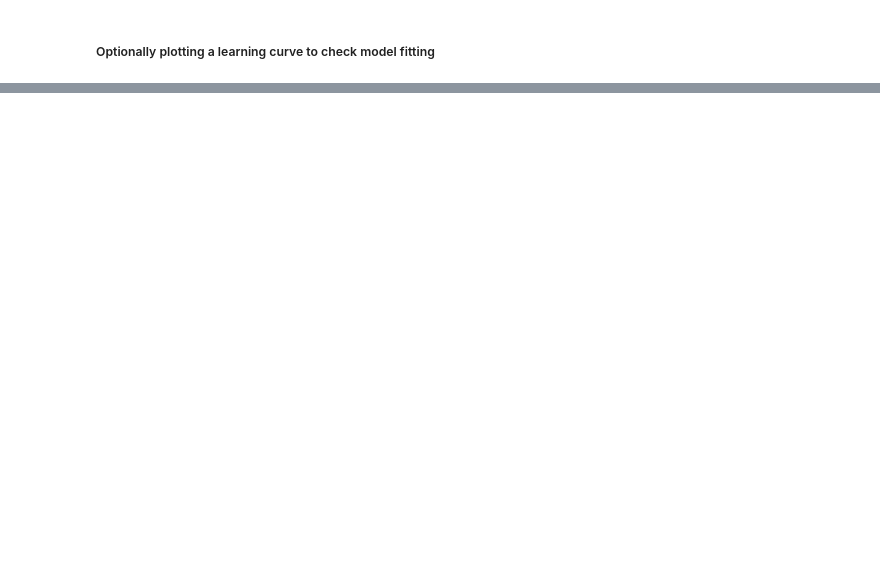
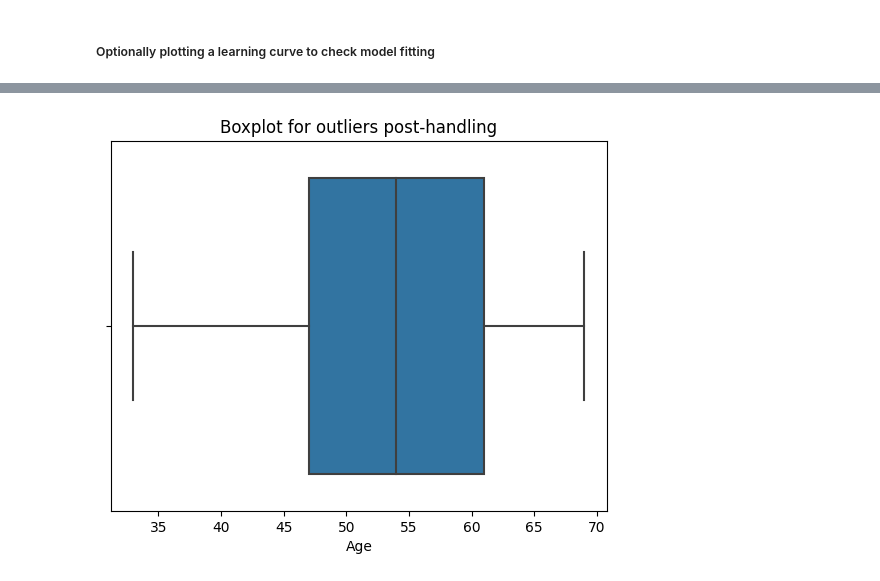
Before and after one commit to CrookCentaur/Breast-Cancer-Mortality-Prediction-using-Machine-Learning, a Jupyter notebook: Data_Mining_&_ML_Coursework.ipynb, the cells around one changed output, grey strips where cells are left out. Drawn from its saved outputs; the diff is of its cells as text; code cells hidden in the pictures; blank space fills up the shorter version.

```diff
--- a/Data_Mining_&_ML_Coursework.ipynb
+++ b/Data_Mining_&_ML_Coursework.ipynb
@@ -1157,0 +1374,14 @@ plt.show()
+# %%
+# Using Winsorizing / Capping method to cap the outliers within 3 standard deviations (99th percentiles)
+
+lower_cap = Survival_rate['Age'].quantile(0.01)
+upper_cap = Survival_rate['Age'].quantile(0.99)
+Survival_rate['Age'] = np.clip(Survival_rate['Age'], lower_cap, upper_cap)
+# %%
+# Visualizing outliers in the "Age" feature using a boxplot
+
+sns.boxplot(data=Survival_rate, x='Age')
+plt.title("Boxplot for outliers post-handling")
+plt.show()
+# %% [output]
+[figure, added]
```
Also changed, not shown: parts of 81 cells of this notebook.
